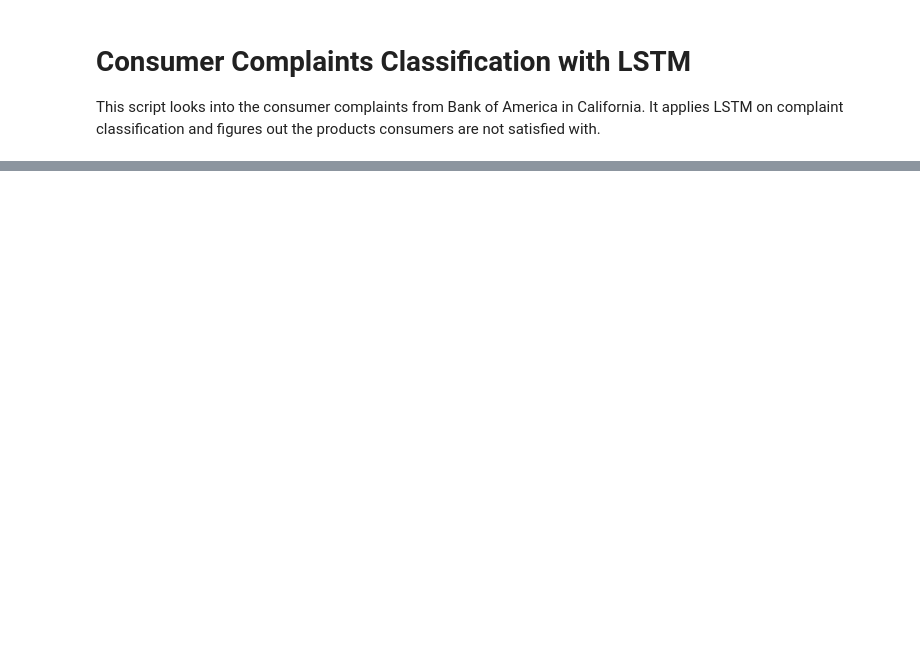
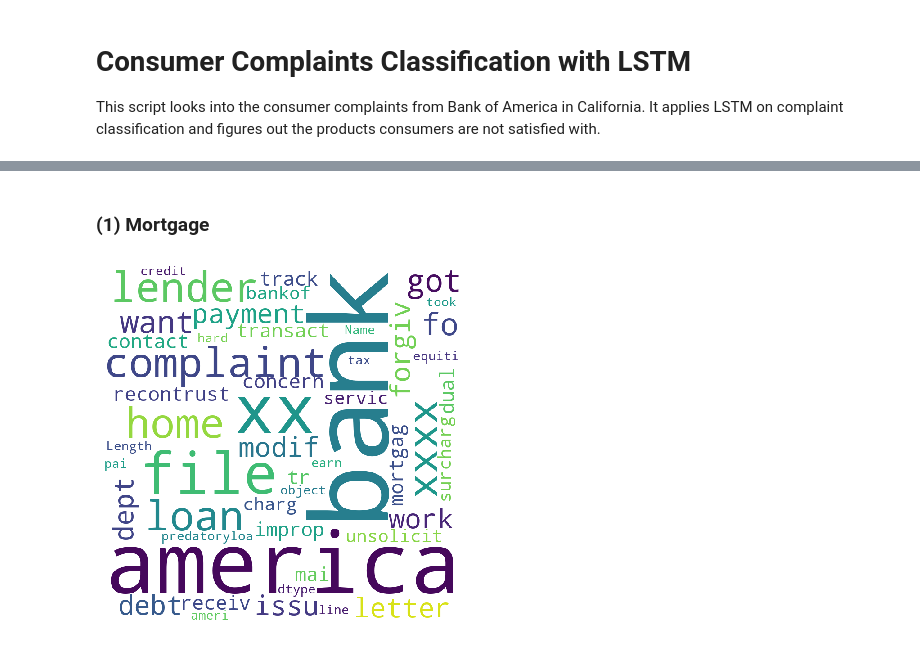
Before and after one commit to yinhan1/Kaggle_Python, a Jupyter notebook: consumer complaints/consumer complaints.ipynb, the cells around one changed output, grey strips where cells are left out. Saved outputs shown, nothing was run; the diff lists cells and outputs as text; code cells hidden in the pictures; blank space fills up the shorter version.

```diff
--- a/consumer complaints/consumer complaints.ipynb
+++ b/consumer complaints/consumer complaints.ipynb
@@ -142,0 +96,24 @@ Test set
+# %%
+from wordcloud import WordCloud
+
+## function to generate word cloud
+def word_cloud_plotter(review_column):
+
+    ### generate word cloud
+    wordcloud = WordCloud(width = 800, height = 800,
+                    background_color = 'white',
+                    min_font_size = 10).generate(str(review_column))
+
+    ### plot word cloud
+    plt.figure(figsize = (5, 5), facecolor = None)
+    plt.imshow(wordcloud)
+    plt.axis("off")
+    plt.tight_layout(pad = 0)
+
+    plt.show()
+# %% [markdown]
+### (1) Mortgage
+# %%
+word_cloud_plotter(df_token.query('product == "Mortgage"').complaint)
+# %% [output]
+[figure, added]
```
Also changed, not shown: parts of 36 cells of this notebook, 2 other files.
